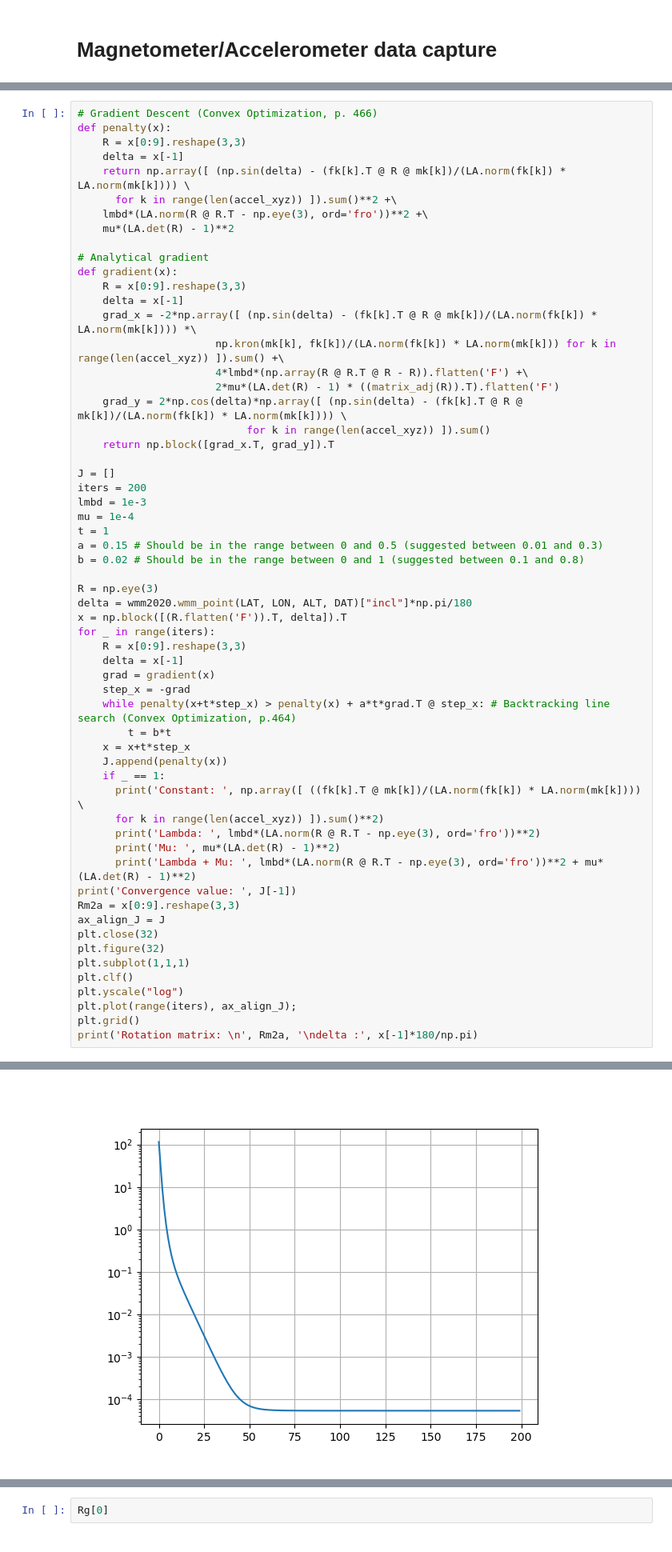
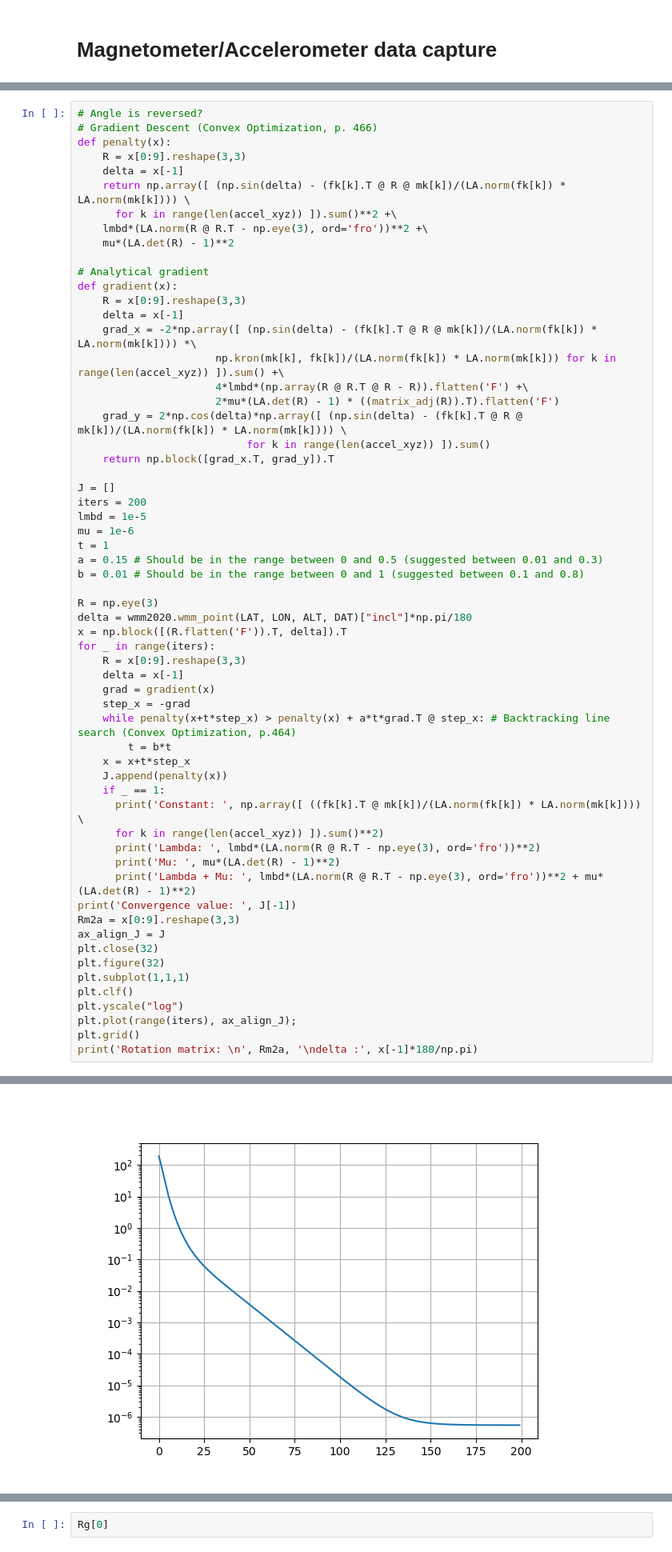
Before and after one commit to Gustavo-V-F/MNA23-Calibration, a Jupyter notebook: Mag_Gyro_Calibration.ipynb, the cells around one changed output, grey strips where cells are left out. Shown: that part at 80% size. Drawn from its saved outputs; the diff is of its cells as text.

```diff
--- a/Mag_Gyro_Calibration.ipynb
+++ b/Mag_Gyro_Calibration.ipynb
@@ -713,4 +691,5 @@ Convergence value:  0.00029431845883446403
 # %%
+# Angle is reversed?
 # Gradient Descent (Convex Optimization, p. 466)
 def penalty(x):
     R = x[0:9].reshape(3,3)
@@ -734,11 +713,11 @@ def gradient(x):
 
 J = []
 iters = 200
-lmbd = 1e-3
-mu = 1e-4
+lmbd = 1e-5
+mu = 1e-6
 t = 1
 a = 0.15 # Should be in the range between 0 and 0.5 (suggested between 0.01 and 0.3)
-b = 0.02 # Should be in the range between 0 and 1 (suggested between 0.1 and 0.8)
+b = 0.01 # Should be in the range between 0 and 1 (suggested between 0.1 and 0.8)
 
 R = np.eye(3)
 delta = wmm2020.wmm_point(LAT, LON, ALT, DAT)["incl"]*np.pi/180
@@ -783,4 +762,4 @@ delta : 43.2714686387414
-[figure, old version]
+[figure, new version]
 # %%
 wmm2020.wmm_point(LAT, LON, ALT, DAT)["incl"]
 # %% [output]
```
Also changed, not shown: parts of 9 cells of this notebook.
